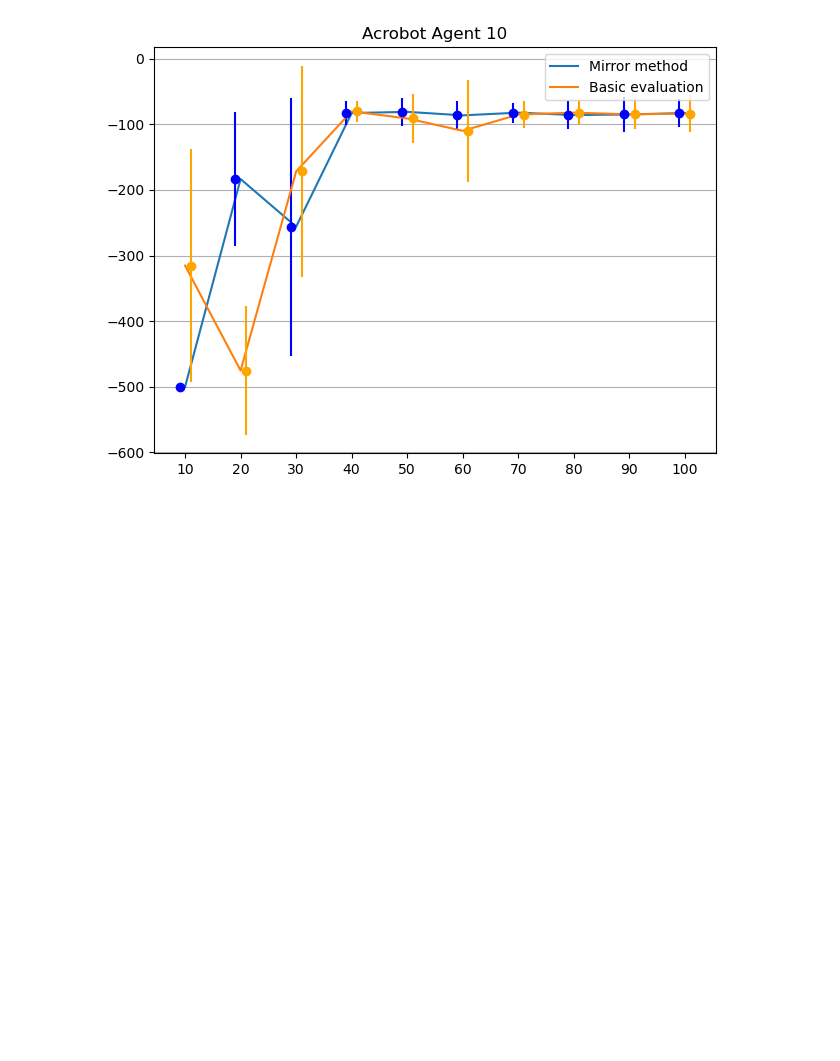
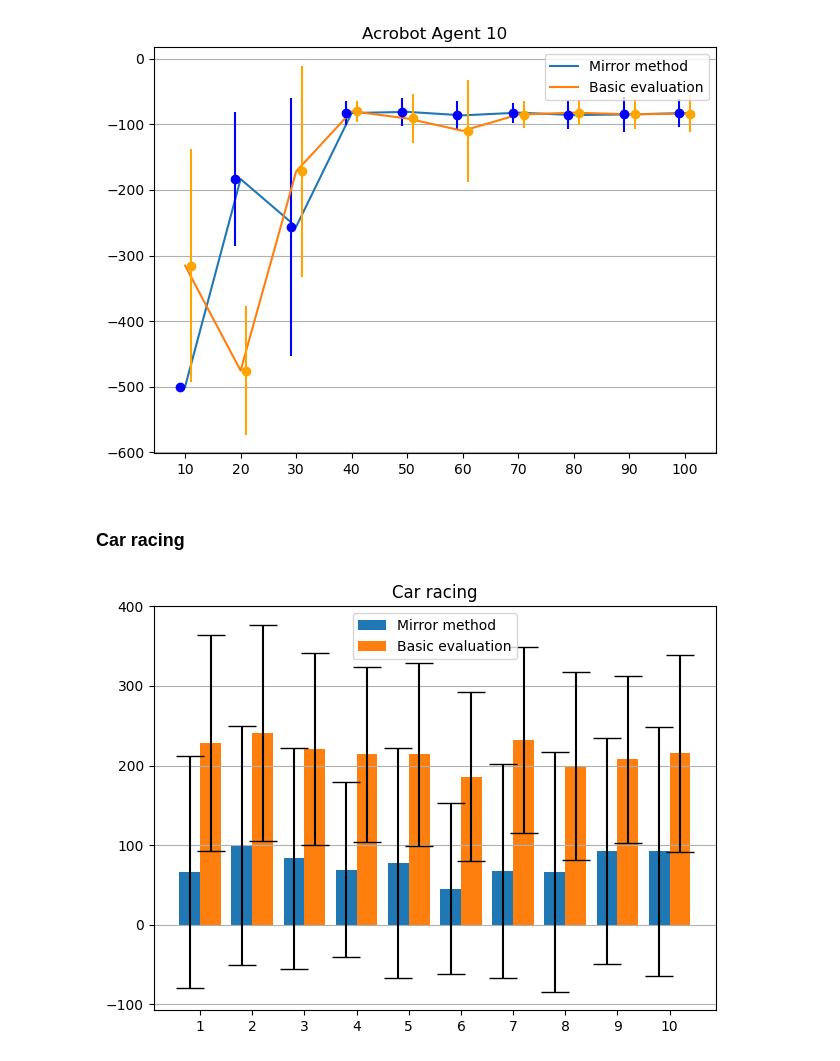
Before and after one commit to ArianaVillegas/rl-baselines3-zoo, a Jupyter notebook: test.ipynb, the cells around one changed output. Drawn from its saved outputs; the diff is of its cells as text; code cells hidden in the pictures; blank space fills up the shorter version.

```diff
--- a/test.ipynb
+++ b/test.ipynb
@@ -262,3 +262,15 @@ for i in range(10):
 [figure]
 [figure]
 [figure]
+# %% [markdown]
+### Car racing
+# %%
+# Checkpoints 5000
+nlabels = [i for i in range(1,11)]
+y_no_mirror = [228.2993698695302, 240.82589347332717, 220.8227247738838, 214.17849202349782, 213.92939164876938, 186.11490444511176, 232.2250110426545, 199.35035080611706, 208.06297268137337, 215.18936165735124]
+error_no_mirror = [136.3201468542487, 136.19583754873392, 120.62810026122553, 109.89759883165642, 115.0954662874087, 106.37007199530953, 116.72045188817627, 117.99150693484168, 104.89018644848514, 123.65532372680366]
+y_mirror = [66.117850715518, 99.61472216442228, 83.32660299092531, 69.1079612493515, 77.37087919354438, 45.3890107896924, 67.09982578396797, 66.37804966717958, 92.71853573426604, 92.10673664063215]
+error_mirror = [145.8176208372047, 149.95776195831496, 138.57620388438966, 109.95388540344202, 144.646183759461, 107.42194243112078, 134.457386653438, 150.99039749104043, 141.760869931687, 156.67503469336842]
+plot_diff("Car racing", y_mirror, error_mirror, y_no_mirror, error_no_mirror, nlabels)
+# %% [output]
+[figure, added]
```
Also changed, not shown: 1 other file.
